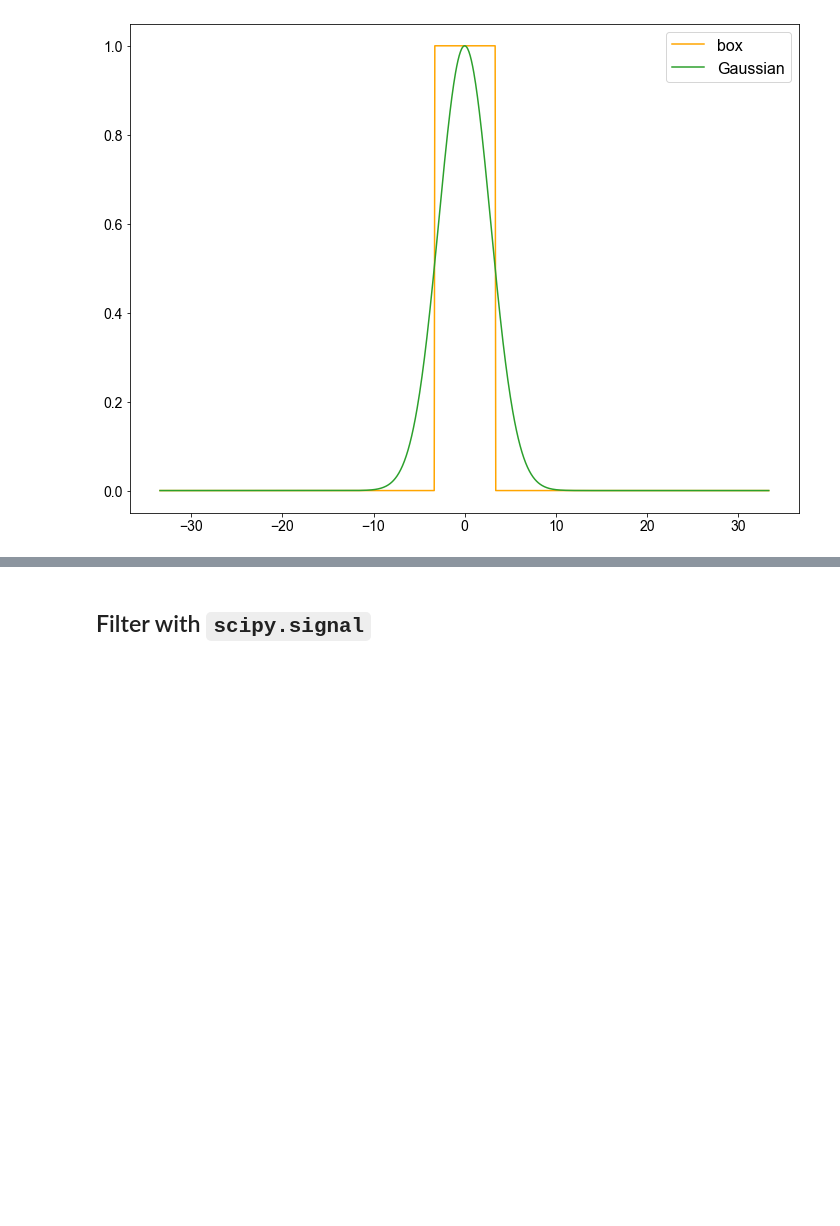
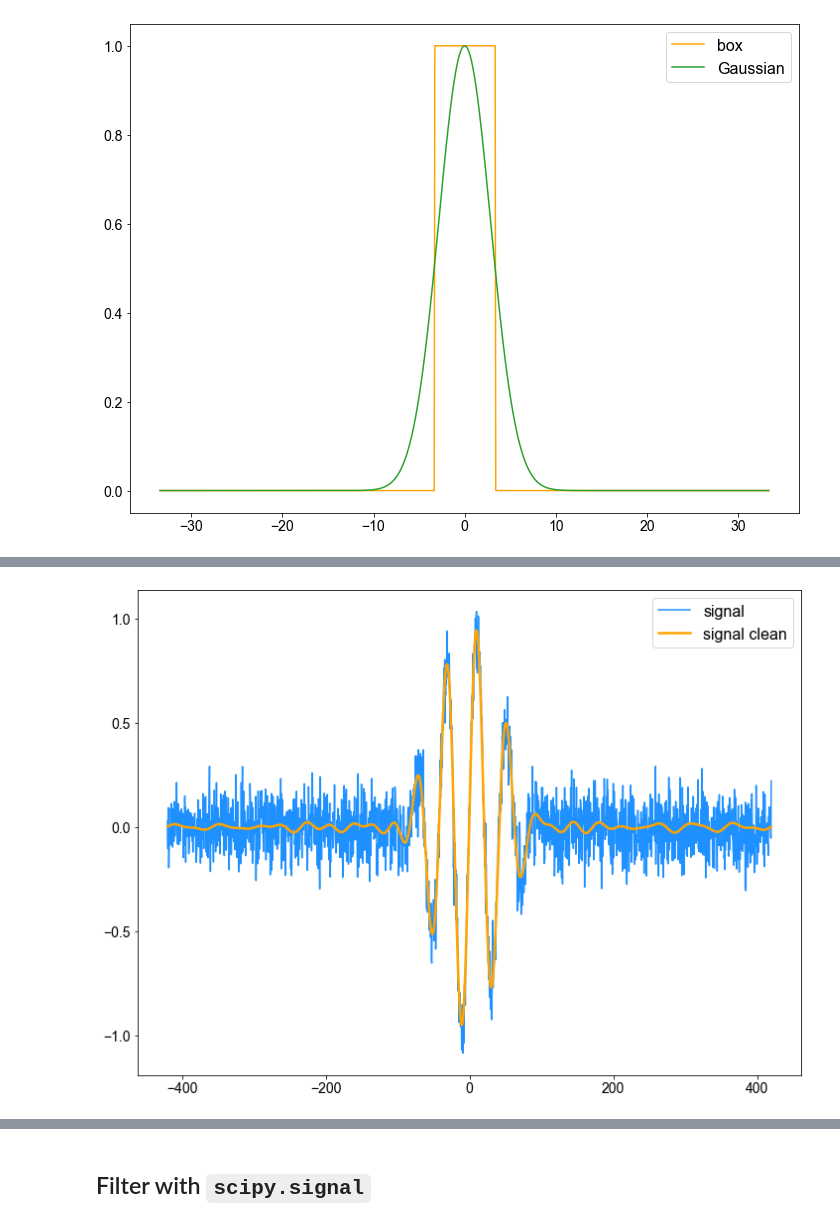
Before and after one commit to igred8/signal, a Jupyter notebook: signal/notebooks/0.0-signal-processing-igad.ipynb, the cells around one changed output, grey strips where cells are left out. Saved outputs shown, nothing was run; the diff lists cells and outputs as text; code cells hidden in the pictures; blank space fills up the shorter version.

```diff
--- a/signal/notebooks/0.0-signal-processing-igad.ipynb
+++ b/signal/notebooks/0.0-signal-processing-igad.ipynb
@@ -412,0 +438,13 @@ plt.show()
+# %%
+fig, ax = plt.subplots(nrows=1,ncols=1,figsize=(12,9))
+# plot initial signals
+ls = dict(linewidth=1.5, color='dodgerblue')
+ax.plot(tvec, signal_temp, **ls)
+ls = dict(linewidth=2.5, color='orange')
+ax.plot(tvec, signal_clean, **ls)
+
+leglist = ['signal', 'signal clean', 'signal Gauss smooth']
+ax.legend(leglist, prop={'size':16, 'family':mainfont})
+plt.show()
+# %% [output]
+[figure, added]
```
Also changed, not shown: parts of 5 cells of this notebook, 1 other file.
